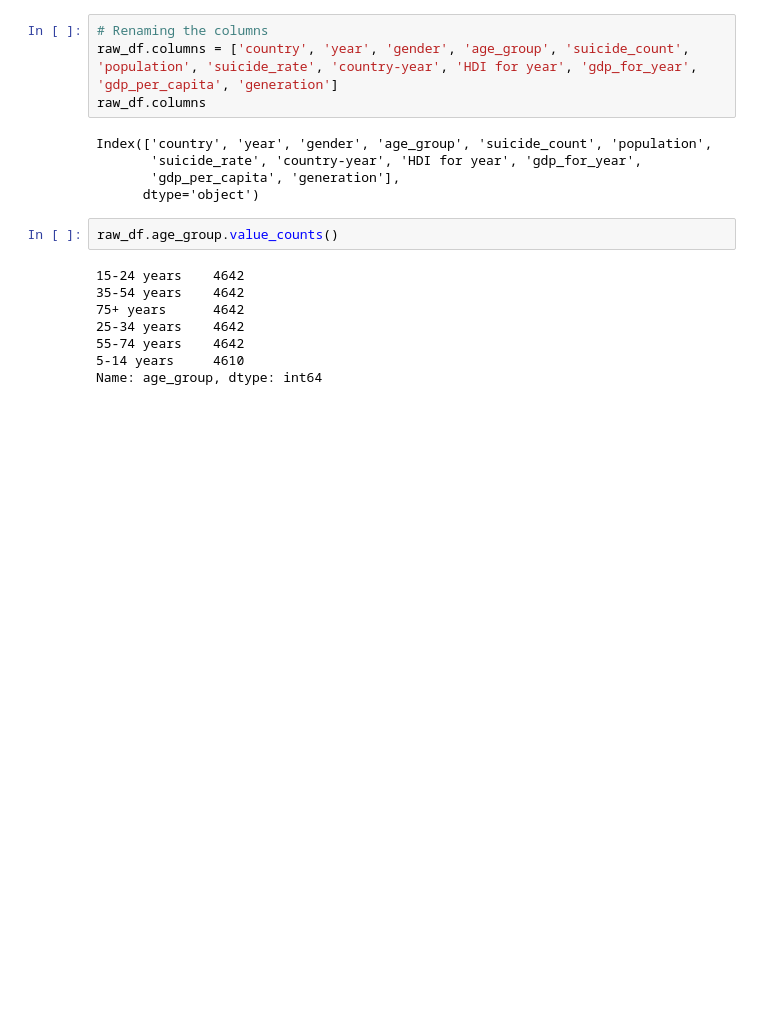
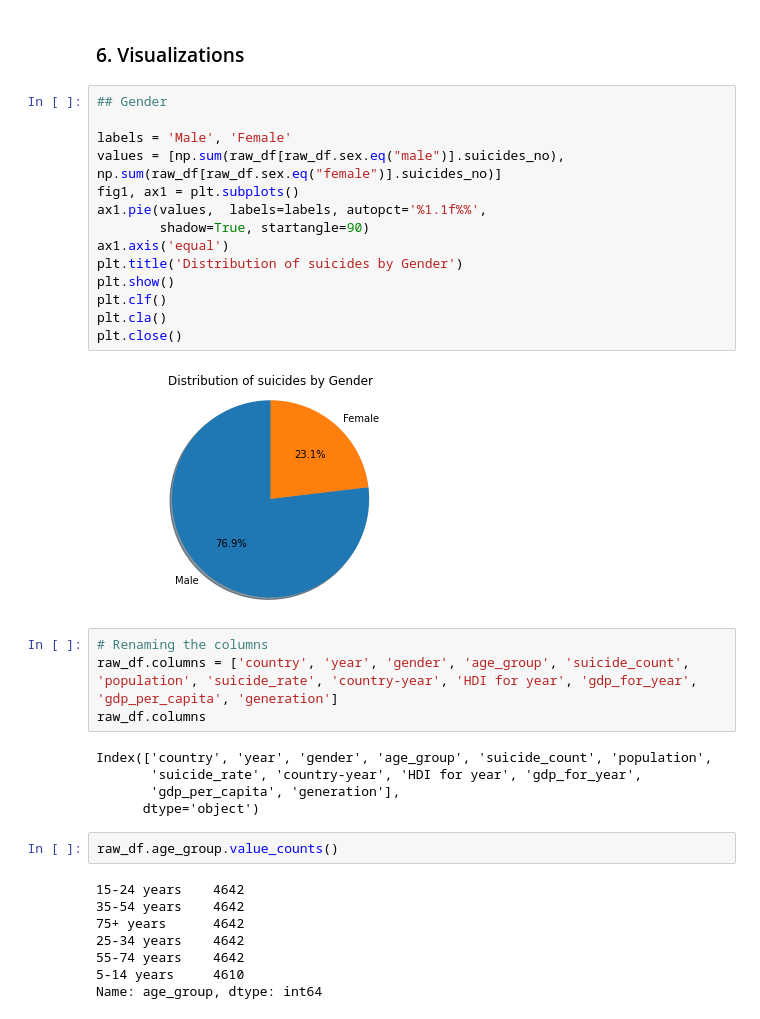
Before and after one commit to jacobduncan00/COSC311, a Jupyter notebook: Project2/source/knn/run_knn.ipynb, the cells around one changed output. Cells and saved outputs as stored; diff of their text form; blank space fills up the shorter version.

```diff
--- a/Project2/source/knn/run_knn.ipynb
+++ b/Project2/source/knn/run_knn.ipynb
@@ -23,6 +29,24 @@ raw_df.head()
 | 2 | Albania | 1987 | female | 15-24 years | 14 | 289700 | 4.83 | Albania1987 | ... |
 | 3 | Albania | 1987 | male | 75+ years | 1 | 21800 | 4.59 | Albania1987 | ... |
 | 4 | Albania | 1987 | male | 25-34 years | 9 | 274300 | 3.28 | Albania1987 | ... |
+# %% [markdown]
+### 6. Visualizations
+# %%
+## Gender
+
+labels = 'Male', 'Female'
+values = [np.sum(raw_df[raw_df.sex.eq("male")].suicides_no), np.sum(raw_df[raw_df.sex.eq("female")].suicides_no)]
+fig1, ax1 = plt.subplots()
+ax1.pie(values,  labels=labels, autopct='%1.1f%%',
+        shadow=True, startangle=90)
+ax1.axis('equal')
+plt.title('Distribution of suicides by Gender')
+plt.show()
+plt.clf()
+plt.cla()
+plt.close()
+# %% [output]
+[figure, added]
 # %%
 # Renaming the columns
 raw_df.columns = ['country', 'year', 'gender', 'age_group', 'suicide_count', 'population', 'suicide_rate', 'country-year', 'HDI for year', 'gdp_for_year', 'gdp_per_capita', 'generation']
```
Also changed, not shown: parts of 34 cells of this notebook, 12 other files.
